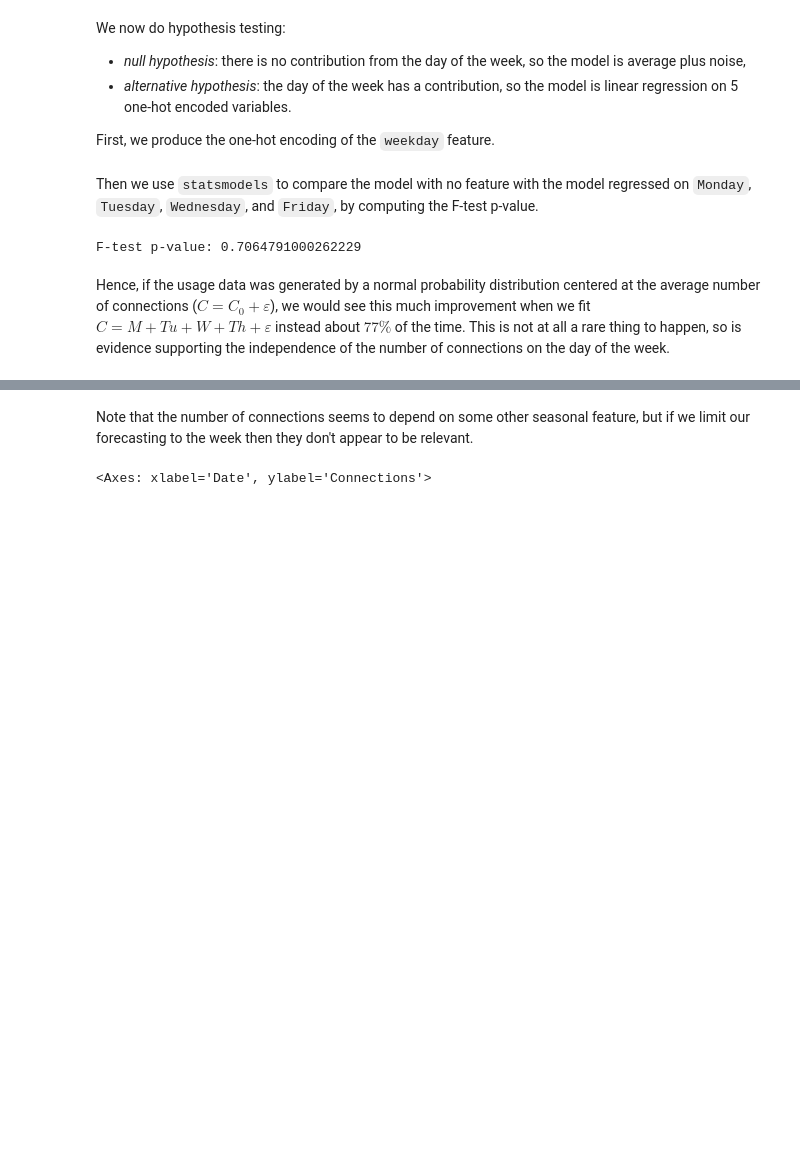
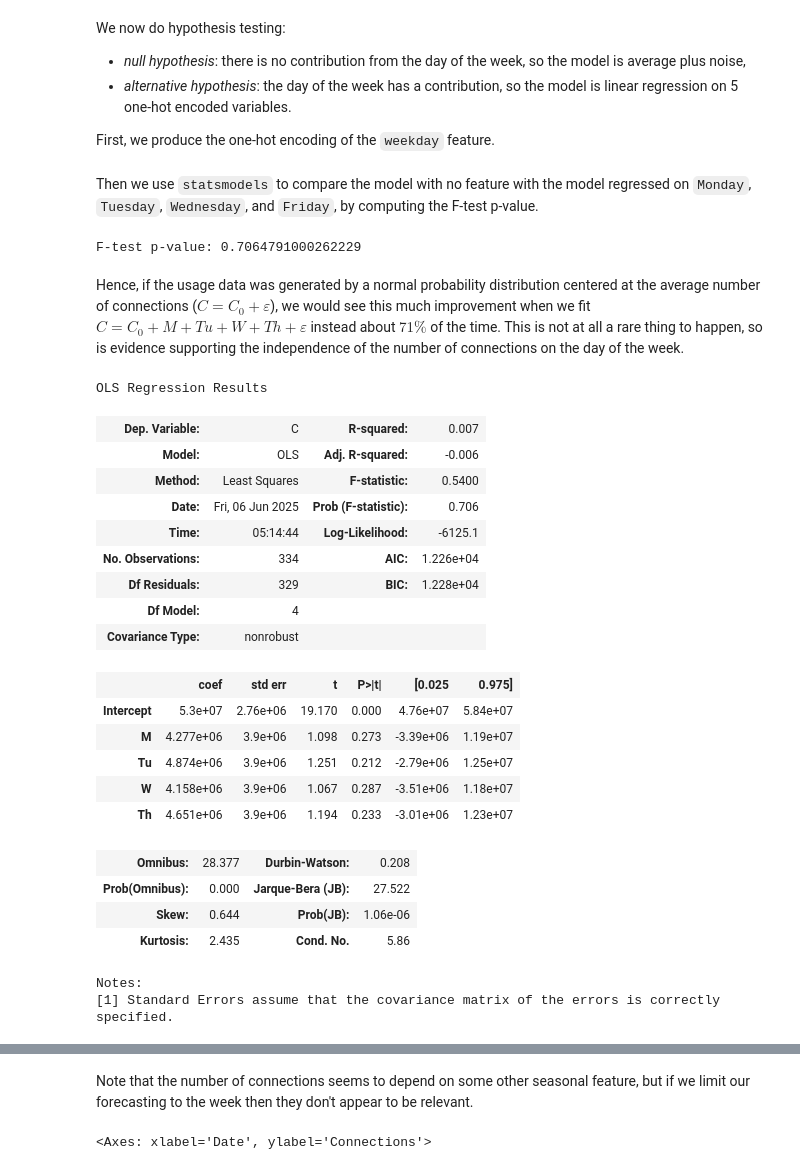
Before and after one commit to albesianor/arxiv-heatmap, a Jupyter notebook: notes/usage-stats/analysis.ipynb, the cells around one changed output, grey strips where cells are left out. Cells and saved outputs as stored; diff of their text form; code cells hidden in the pictures; blank space fills up the shorter version.

```diff
--- a/notes/usage-stats/analysis.ipynb
+++ b/notes/usage-stats/analysis.ipynb
@@ -118,7 +131,32 @@ print("F-test p-value:", f_test[1])
 # %% [output]
 F-test p-value: 0.7064791000262229
 # %% [markdown]
-Hence, if the usage data was generated by a normal probability distribution centered at the average number of connections ($C = C_0 + \varepsilon$), we would see this much improvement when we fit $C = M + Tu + W + Th + \varepsilon$ instead about $77 \%$ of the time.  This is not at all a rare thing to happen, so is evidence supporting the independence of the number of connections on the day of the week.
+Hence, if the usage data was generated by a normal probability distribution centered at the average number of connections ($C = C_0 + \varepsilon$), we would see this much improvement when we fit $C = C_0 + M + Tu + W + Th + \varepsilon$ instead about $71 \%$ of the time.  This is not at all a rare thing to happen, so is evidence supporting the independence of the number of connections on the day of the week.
+# %%
+full_model.summary()
+# %% [output]
+OLS Regression Results
+| Dep. Variable: | C | R-squared: | 0.007 |
+| Model: | OLS | Adj. R-squared: | -0.006 |
+| Method: | Least Squares | F-statistic: | 0.5400 |
+| Date: | Fri, 06 Jun 2025 | Prob (F-statistic): | 0.706 |
+| Time: | 05:14:44 | Log-Likelihood: | -6125.1 |
+| No. Observations: | 334 | AIC: | 1.226e+04 |
+| Df Residuals: | 329 | BIC: | 1.228e+04 |
+| Df Model: | 4 |  |  |
+| Covariance Type: | nonrobust |  |  |
+|  | coef | std err | t | P>|t| | [0.025 | 0.975] |
+| Intercept | 5.3e+07 | 2.76e+06 | 19.170 | 0.000 | 4.76e+07 | 5.84e+07 |
+| M | 4.277e+06 | 3.9e+06 | 1.098 | 0.273 | -3.39e+06 | 1.19e+07 |
+| Tu | 4.874e+06 | 3.9e+06 | 1.251 | 0.212 | -2.79e+06 | 1.25e+07 |
+| W | 4.158e+06 | 3.9e+06 | 1.067 | 0.287 | -3.51e+06 | 1.18e+07 |
+| Th | 4.651e+06 | 3.9e+06 | 1.194 | 0.233 | -3.01e+06 | 1.23e+07 |
+| Omnibus: | 28.377 | Durbin-Watson: | 0.208 |
+| Prob(Omnibus): | 0.000 | Jarque-Bera (JB): | 27.522 |
+| Skew: | 0.644 | Prob(JB): | 1.06e-06 |
+| Kurtosis: | 2.435 | Cond. No. | 5.86 |
+Notes:
+[1] Standard Errors assume that the covariance matrix of the errors is correctly specified.
 # %%
 reduced_model.summary()
 # %% [output]
```
Also changed, not shown: parts of 10 cells of this notebook.
